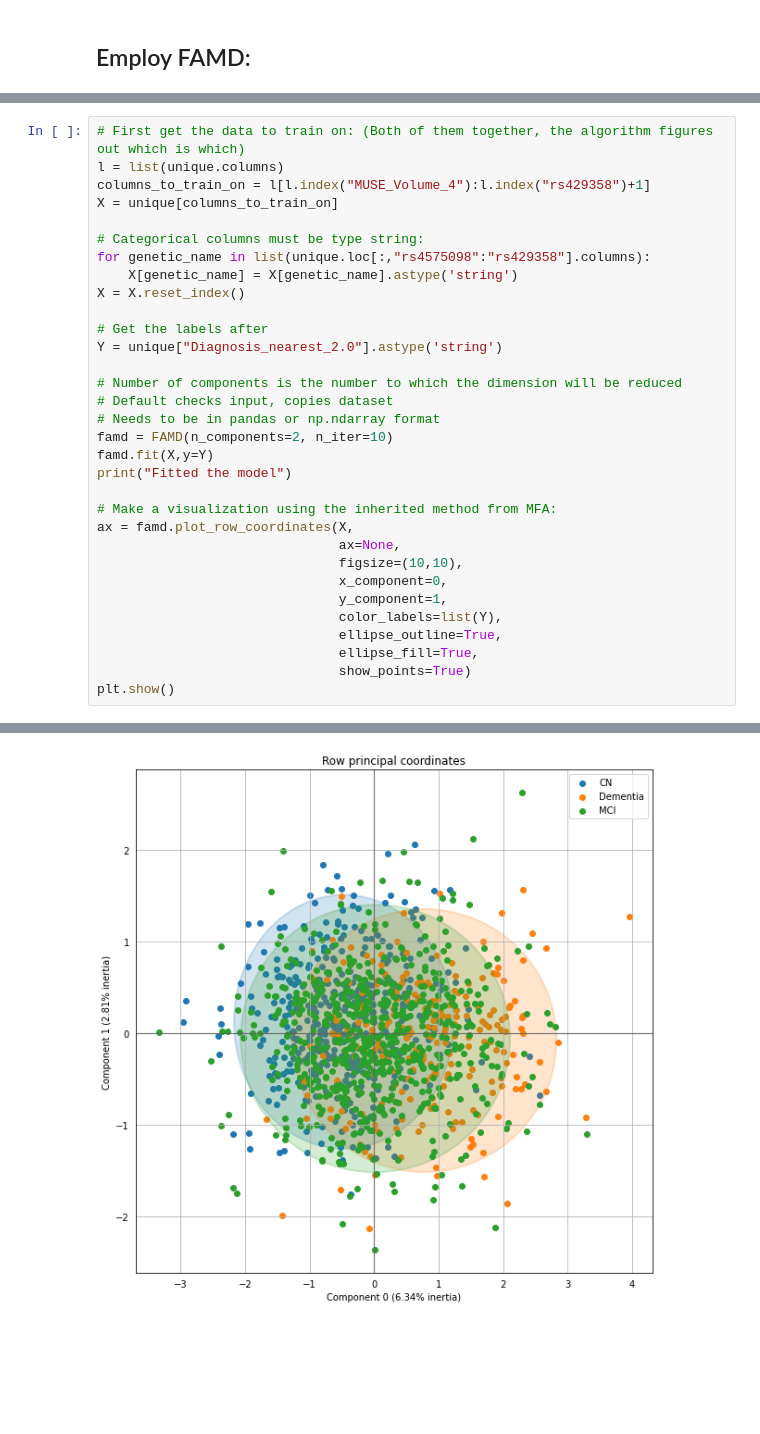
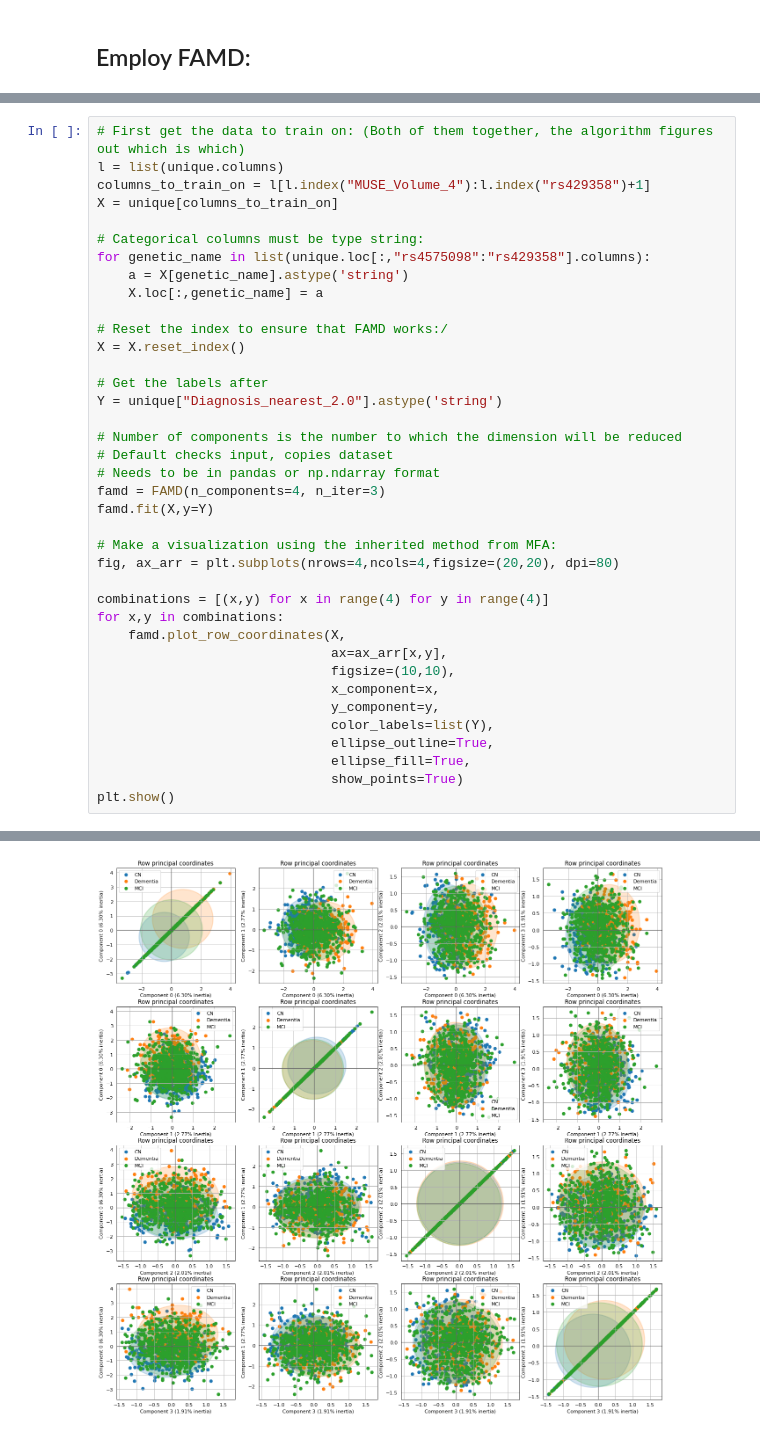
Before and after one commit to georgeaidinis/Dissertation, a Jupyter notebook: DeepCCA Model/FAMD.ipynb, the cells around one changed output, grey strips where cells are left out. Drawn from its saved outputs; the diff is of its cells as text; blank space fills up the shorter version.

```diff
--- a/DeepCCA Model/FAMD.ipynb
+++ b/DeepCCA Model/FAMD.ipynb
@@ -52,7 +83,10 @@ X = unique[columns_to_train_on]
 
 # Categorical columns must be type string:
 for genetic_name in list(unique.loc[:,"rs4575098":"rs429358"].columns):
-    X[genetic_name] = X[genetic_name].astype('string')
+    a = X[genetic_name].astype('string')
+    X.loc[:,genetic_name] = a
+
+# Reset the index to ensure that FAMD works:/
 X = X.reset_index()
 
 # Get the labels after
@@ -61,19 +95,22 @@ Y = unique["Diagnosis_nearest_2.0"].astype('string')
 # Number of components is the number to which the dimension will be reduced
 # Default checks input, copies dataset
 # Needs to be in pandas or np.ndarray format
-famd = FAMD(n_components=2, n_iter=10)
+famd = FAMD(n_components=4, n_iter=3)
 famd.fit(X,y=Y)
-print("Fitted the model")
 
 # Make a visualization using the inherited method from MFA:
-ax = famd.plot_row_coordinates(X,
-                               ax=None,
-                               figsize=(10,10),
-                               x_component=0,
-                               y_component=1,
-                               color_labels=list(Y),
-                               ellipse_outline=True,
-                               ellipse_fill=True,
-                               show_points=True)
+fig, ax_arr = plt.subplots(nrows=4,ncols=4,figsize=(20,20), dpi=80)
+
+combinations = [(x,y) for x in range(4) for y in range(4)]
+for x,y in combinations:
+    famd.plot_row_coordinates(X,
+                              ax=ax_arr[x,y],
+                              figsize=(10,10),
+                              x_component=x,
+                              y_component=y,
+                              color_labels=list(Y),
+                              ellipse_outline=True,
+                              ellipse_fill=True,
+                              show_points=True)
 plt.show()
 # %% [output]
@@ -86 +117 @@ Fitted the model
-[figure, old version]
+[figure, new version]
```
Also changed, not shown: parts of 11 cells of this notebook, 17 other files.
